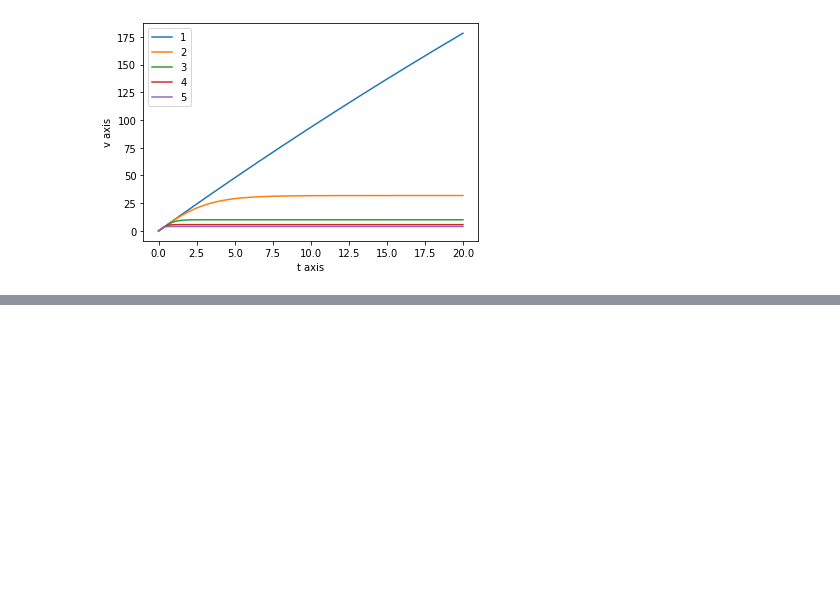
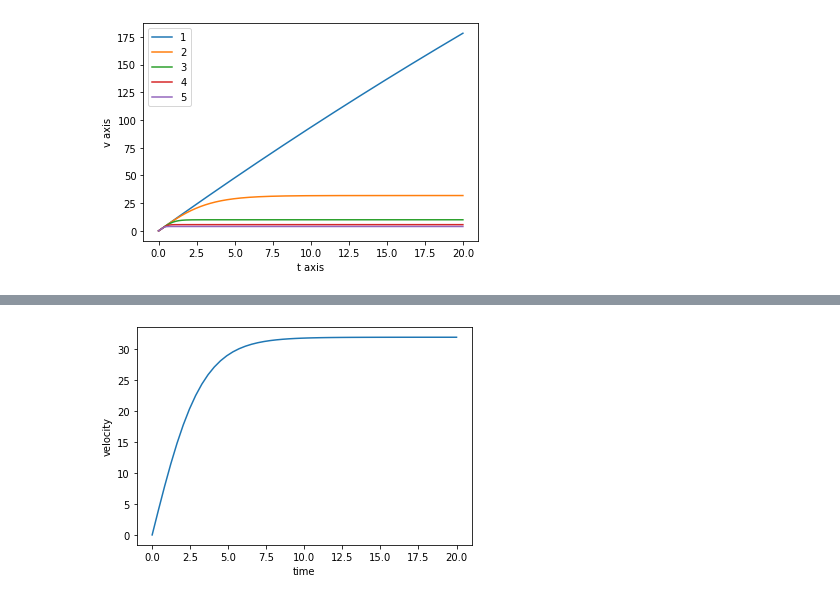
Before and after one commit to jarvis123457/C-Tutorials, a Jupyter notebook: Lecture_2202932.ipynb, the cells around one changed output, grey strips where cells are left out. Cells and saved outputs as stored; diff of their text form; code cells hidden in the pictures; blank space fills up the shorter version.

```diff
--- a/Lecture_2202932.ipynb
+++ b/Lecture_2202932.ipynb
@@ -138,0 +186,25 @@ plt.show()
+# %%
+from scipy.integrate import odeint
+from matplotlib import pyplot as plt
+import numpy as np
+import math
+def f(v_0,t):
+  c=0.5
+  p=1.225
+  m=1
+  r=0.1
+  g = 9.81
+  nunu = g- (c*p*math.pi*r**2)/(2*m)*v_0**2
+  return nunu
+
+v_0 = 0
+t = np.linspace(0,20)
+
+v = odeint(f,v_0,t)
+
+plt.plot(t,v)
+plt.xlabel('time')
+plt.ylabel('velocity')
+plt.show()
+# %% [output]
+[figure, added]
```
Also changed, not shown: parts of 4 cells of this notebook.
